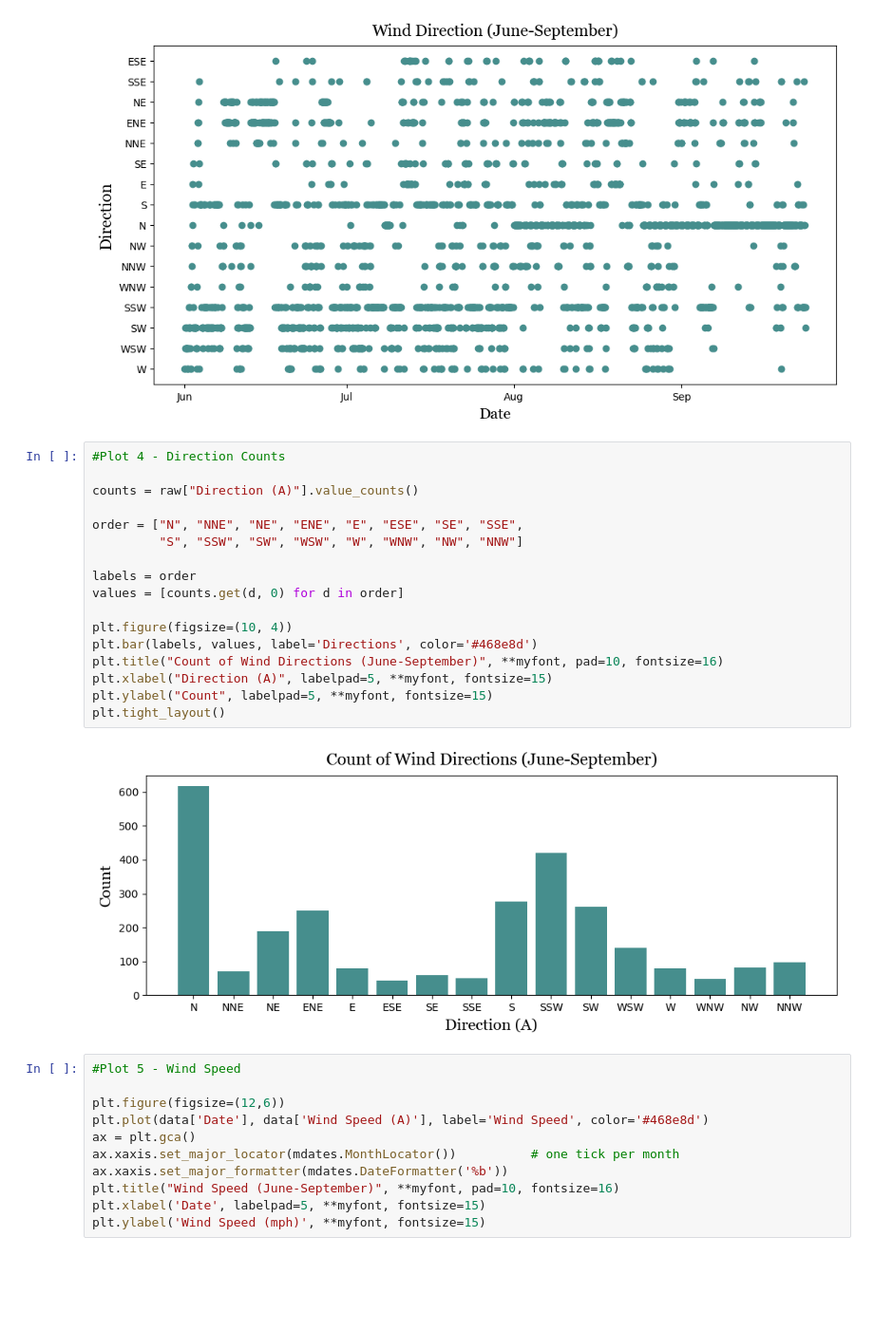
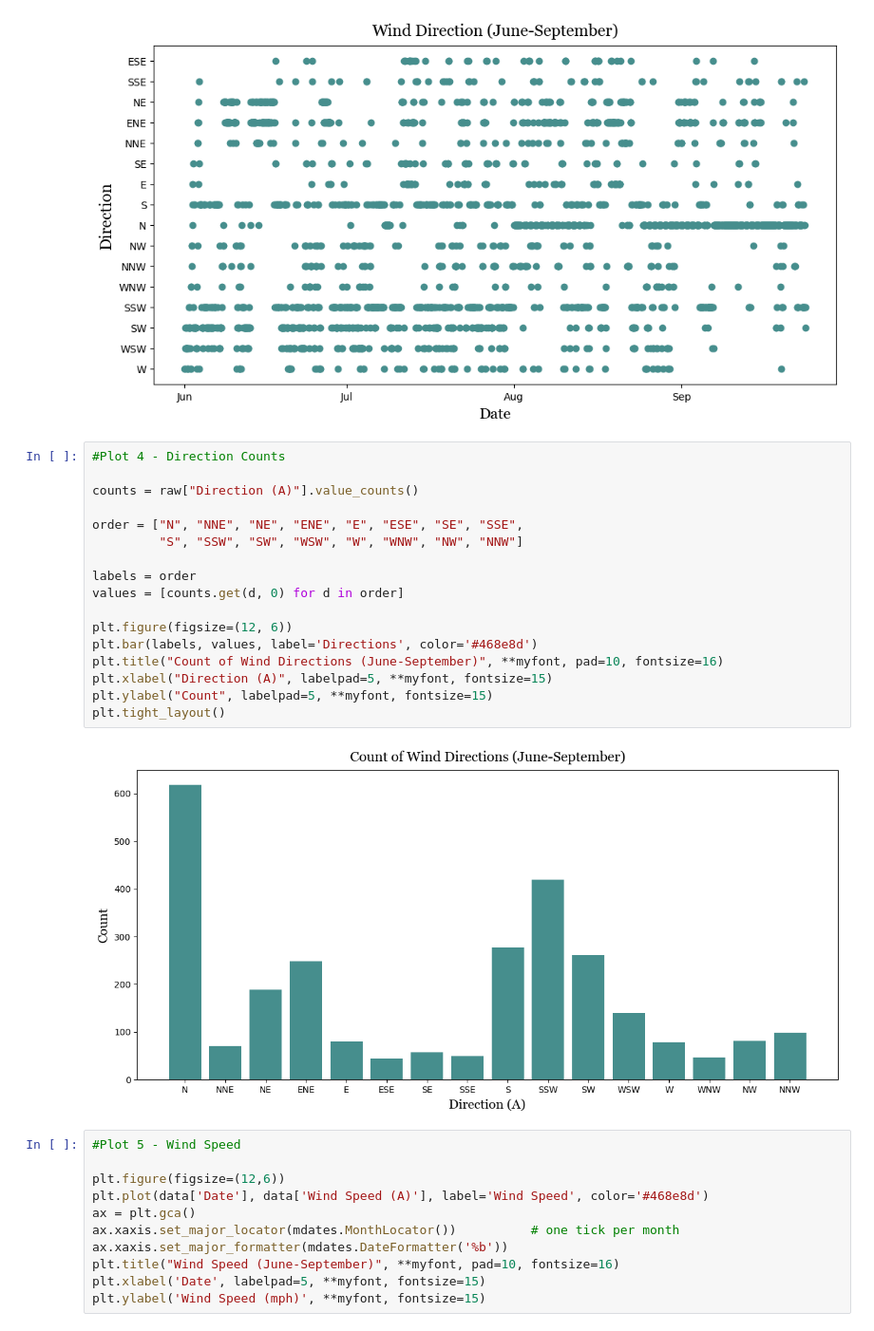
Before and after one commit to Krupamc/Research-2026-LSTM, a Jupyter notebook: graphs/graphs.ipynb, the cells around one changed output. Shown at 95% size. Drawn from its saved outputs; the diff is of its cells as text; blank space fills up the shorter version.

```diff
--- a/graphs/graphs.ipynb
+++ b/graphs/graphs.ipynb
@@ -106,22 +106,22 @@ Text(0, 0.5, 'Direction')
 # %%
 #Plot 4 - Direction Counts
 
 counts = raw["Direction (A)"].value_counts()
 
 order = ["N", "NNE", "NE", "ENE", "E", "ESE", "SE", "SSE",
          "S", "SSW", "SW", "WSW", "W", "WNW", "NW", "NNW"]
 
 labels = order
 values = [counts.get(d, 0) for d in order]
 
-plt.figure(figsize=(10, 4))
+plt.figure(figsize=(12, 6))
 plt.bar(labels, values, label='Directions', color='#468e8d')
 plt.title("Count of Wind Directions (June-September)", **myfont, pad=10, fontsize=16)
 plt.xlabel("Direction (A)", labelpad=5, **myfont, fontsize=15)
 plt.ylabel("Count", labelpad=5, **myfont, fontsize=15)
 plt.tight_layout()
 # %% [output]
-[figure, old version]
+[figure, new version]
 # %%
 #Plot 5 - Wind Speed
 
```
Also changed, not shown: parts of 2 cells of this notebook, 2 other files.
